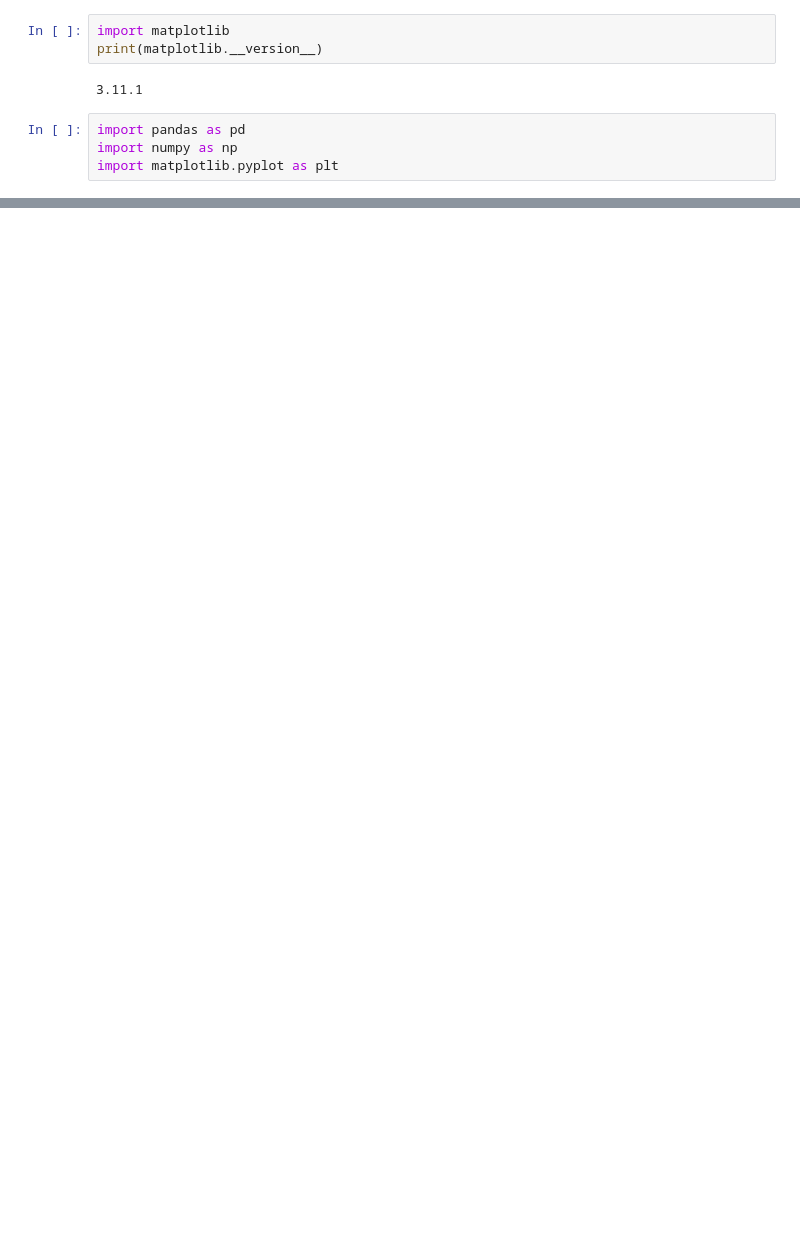
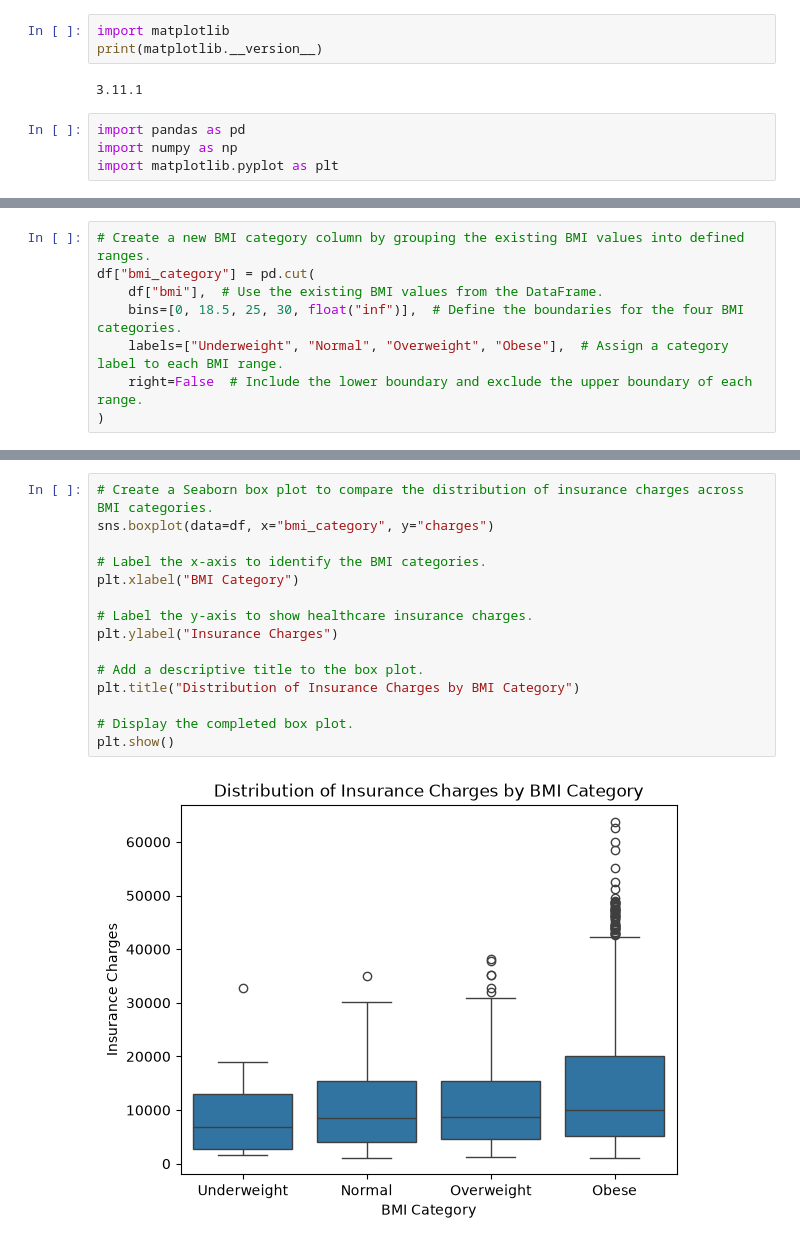
Before and after one commit to kavithasreesai30-del/healthcare-insurance-capstone, a Jupyter notebook: healthcare_insurance_analysis.ipynb, the cells around one changed output, grey strips where cells are left out. Saved outputs shown, nothing was run; the diff lists cells and outputs as text; blank space fills up the shorter version.

```diff
--- a/healthcare_insurance_analysis.ipynb
+++ b/healthcare_insurance_analysis.ipynb
@@ -321,0 +605,8 @@ This finding is important because the small number of high-cost observations may
+# %%
+# Create a new BMI category column by grouping the existing BMI values into defined ranges.
+df["bmi_category"] = pd.cut(
+    df["bmi"],  # Use the existing BMI values from the DataFrame.
+    bins=[0, 18.5, 25, 30, float("inf")],  # Define the boundaries for the four BMI categories.
+    labels=["Underweight", "Normal", "Overweight", "Obese"],  # Assign a category label to each BMI range.
+    right=False  # Include the lower boundary and exclude the upper boundary of each range.
+)
@@ -321,0 +656,17 @@ This finding is important because the small number of high-cost observations may
+# %%
+# Create a Seaborn box plot to compare the distribution of insurance charges across BMI categories.
+sns.boxplot(data=df, x="bmi_category", y="charges")
+
+# Label the x-axis to identify the BMI categories.
+plt.xlabel("BMI Category")
+
+# Label the y-axis to show healthcare insurance charges.
+plt.ylabel("Insurance Charges")
+
+# Add a descriptive title to the box plot.
+plt.title("Distribution of Insurance Charges by BMI Category")
+
+# Display the completed box plot.
+plt.show()
+# %% [output]
+[figure, added]
```
Also changed, not shown: parts of 63 cells of this notebook.
